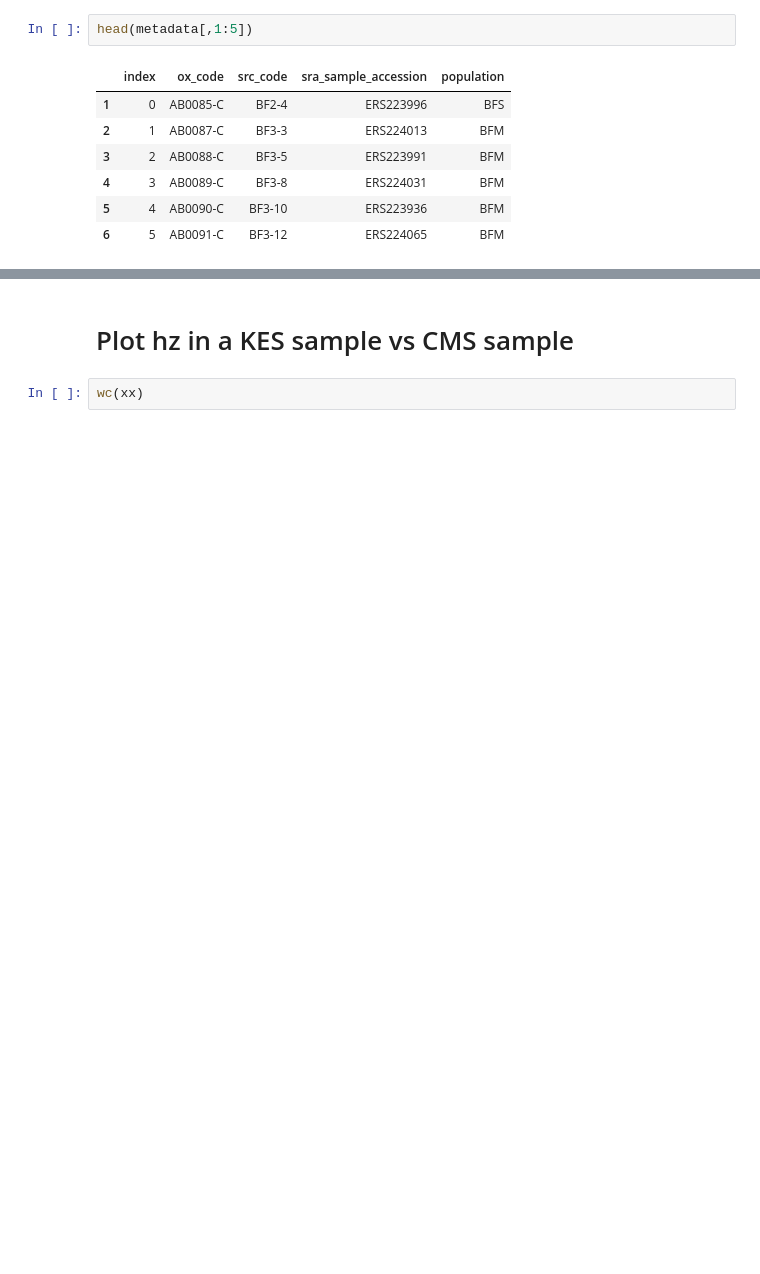
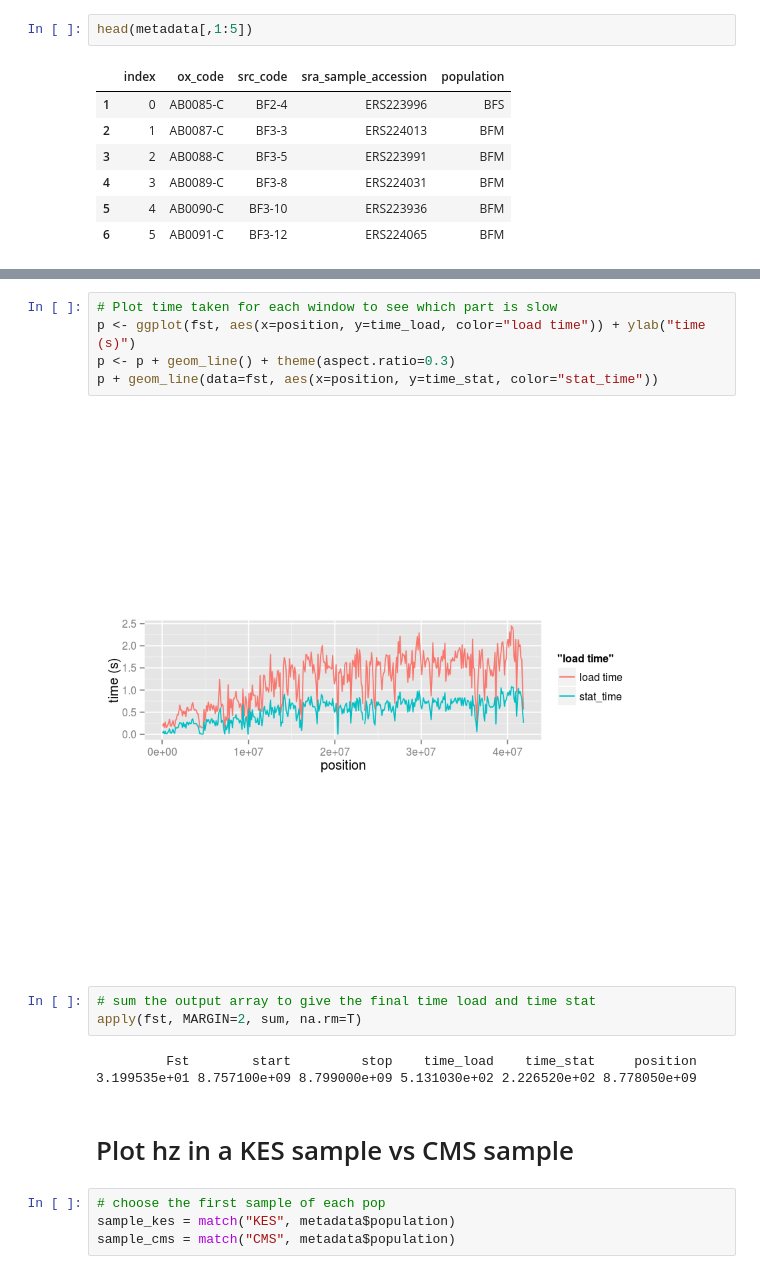
Before and after one commit to hardingnj/Rag1k, a Jupyter notebook: ag1k_R_example.ipynb, the cells around one changed output, grey strips where cells are left out. Cells and saved outputs as stored; diff of their text form; blank space fills up the shorter version.

```diff
--- a/ag1k_R_example.ipynb
+++ b/ag1k_R_example.ipynb
@@ -238,4 +240,19 @@ result
+# %%
+# Plot time taken for each window to see which part is slow
+p <- ggplot(fst, aes(x=position, y=time_load, color="load time")) + ylab("time (s)")
+p <- p + geom_line() + theme(aspect.ratio=0.3)
+p + geom_line(data=fst, aes(x=position, y=time_stat, color="stat_time"))
+# %% [output]
+[figure, added]
+# %%
+# sum the output array to give the final time load and time stat
+apply(fst, MARGIN=2, sum, na.rm=T)
+# %% [output]
+         Fst        start         stop    time_load    time_stat     position
+3.199535e+01 8.757100e+09 8.799000e+09 5.131030e+02 2.226520e+02 8.778050e+09
 # %% [markdown]
 # Plot hz in a KES sample vs CMS sample
-# %%
-wc(xx)
+# %%
+# choose the first sample of each pop
+sample_kes = match("KES", metadata$population)
+sample_cms = match("CMS", metadata$population)
```
Also changed, not shown: parts of 52 cells of this notebook.
